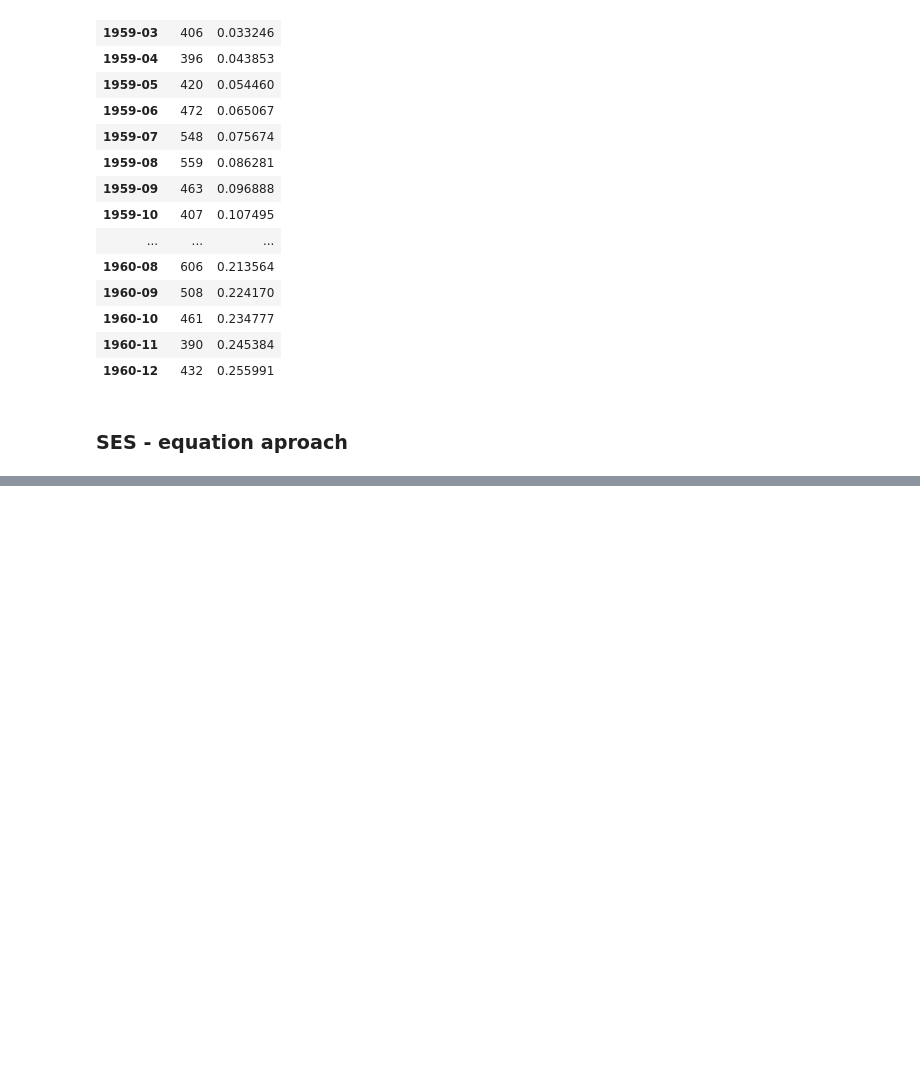
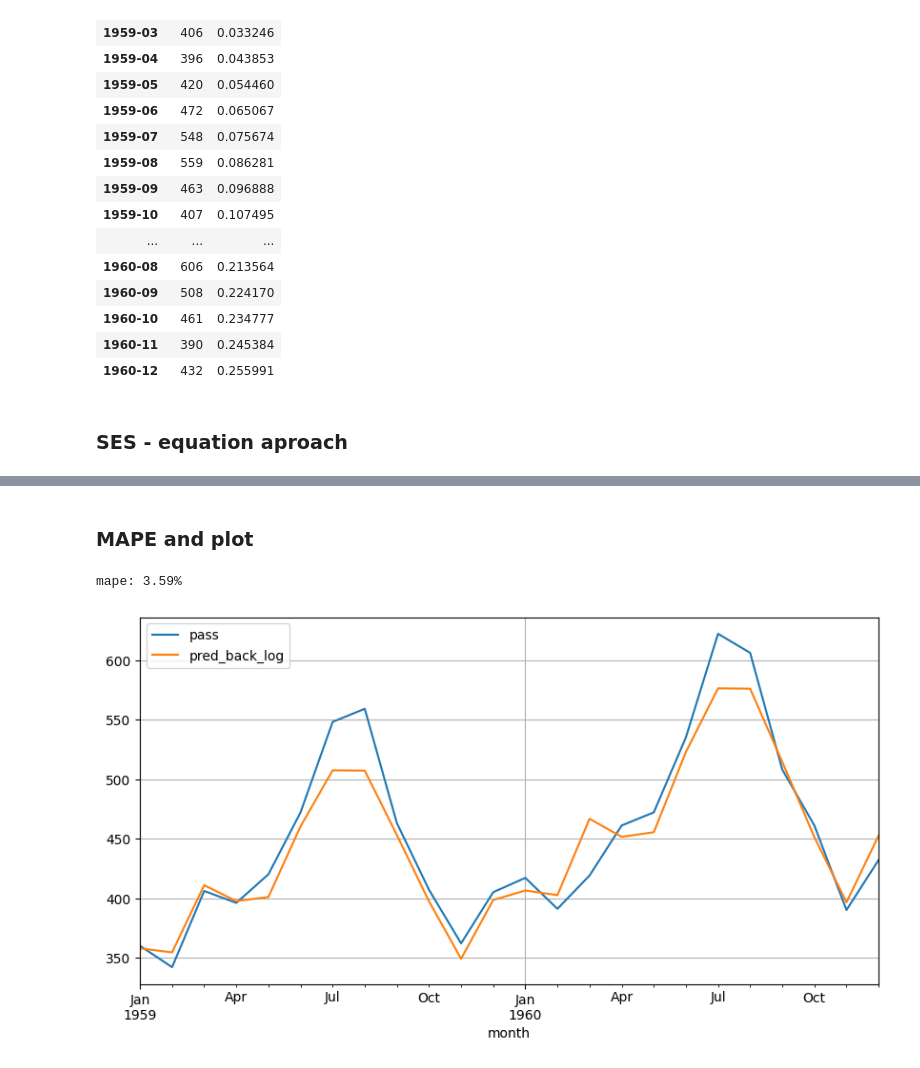
Before and after one commit to martincho48/Portfolio, a Jupyter notebook: Machine_Learning/ML Methods/Theta/theta.ipynb, the cells around one changed output, grey strips where cells are left out. Saved outputs shown, nothing was run; the diff lists cells and outputs as text; code cells hidden in the pictures; blank space fills up the shorter version.

```diff
--- a/Machine_Learning/ML Methods/Theta/theta.ipynb
+++ b/Machine_Learning/ML Methods/Theta/theta.ipynb
@@ -486,7 +473,11 @@ for t in range(1, len(df_train)):
 last_item = F[-1]
 last_item
 
-# Forecast
-forecast = np.full(fh, last_item)
-forecast
+# SES forecast
+ses_forecast = np.full(fh, last_item)
+ses_forecast
+
+# Add to the df
+df_test['ses'] = ses_forecast
+df_test
 # %% [output]
@@ -500,8 +501,0 @@ array([5.95301365, 5.95301365, 5.95301365, 5.95301365, 5.95301365,
-# %%
-# Apply Simple Exponential Smoothing (SES)
-model = sm.tsa.ExponentialSmoothing(df_train['pass_des'])
-fit = model.fit(smoothing_level=alpha)
-
-# Forecast
-forecast = fit.forecast(steps=fh)
-forecast
@@ -554,0 +504,5 @@ Total number of variations: 358800
+# %%
+SF = forecast['seasonal'].head(fh).to_numpy()
+
+df_test['seasonal'] = SF
+df_test
@@ -554,0 +532,5 @@ Total number of variations: 358800
+# %%
+df_test['pred'] = df_test['ses'] + df_test['trend'] + df_test['seasonal']
+
+df_test['pred_back_log'] = np.exp(df_test['pred'])
+df_test
@@ -554,0 +556,15 @@ Total number of variations: 358800
+# %% [markdown]
+### MAPE and plot
+# %%
+# Calculate MAPE
+mape = mean_absolute_percentage_error(df_test['pass'],df_test['pred_back_log'])
+print(f'mape: {mape*100 :.2f}%')
+# %% [output]
+mape: 3.59%
+# %%
+# Plot both columns
+df_test[['pass', 'pred_back_log']].plot(figsize=(10,5))
+plt.grid(True)
+plt.show()
+# %% [output]
+[figure, added]
```
Also changed, not shown: parts of 23 cells of this notebook, 6 other files.
